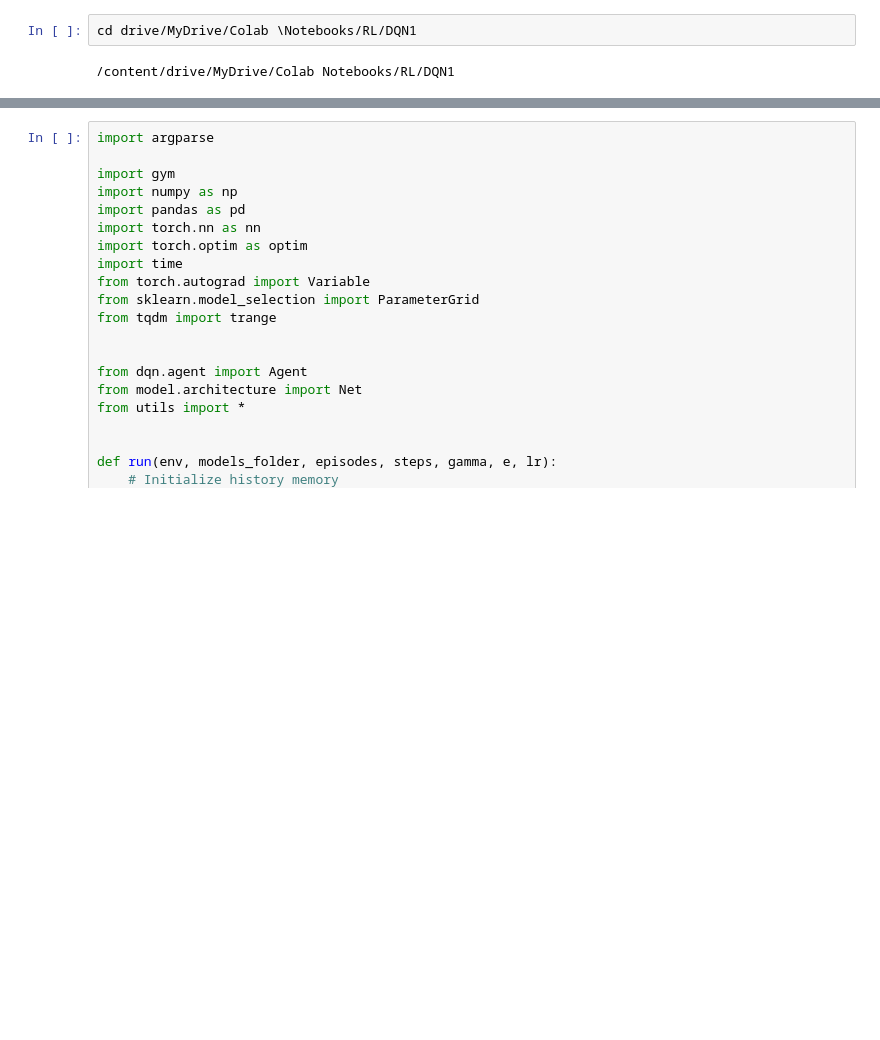
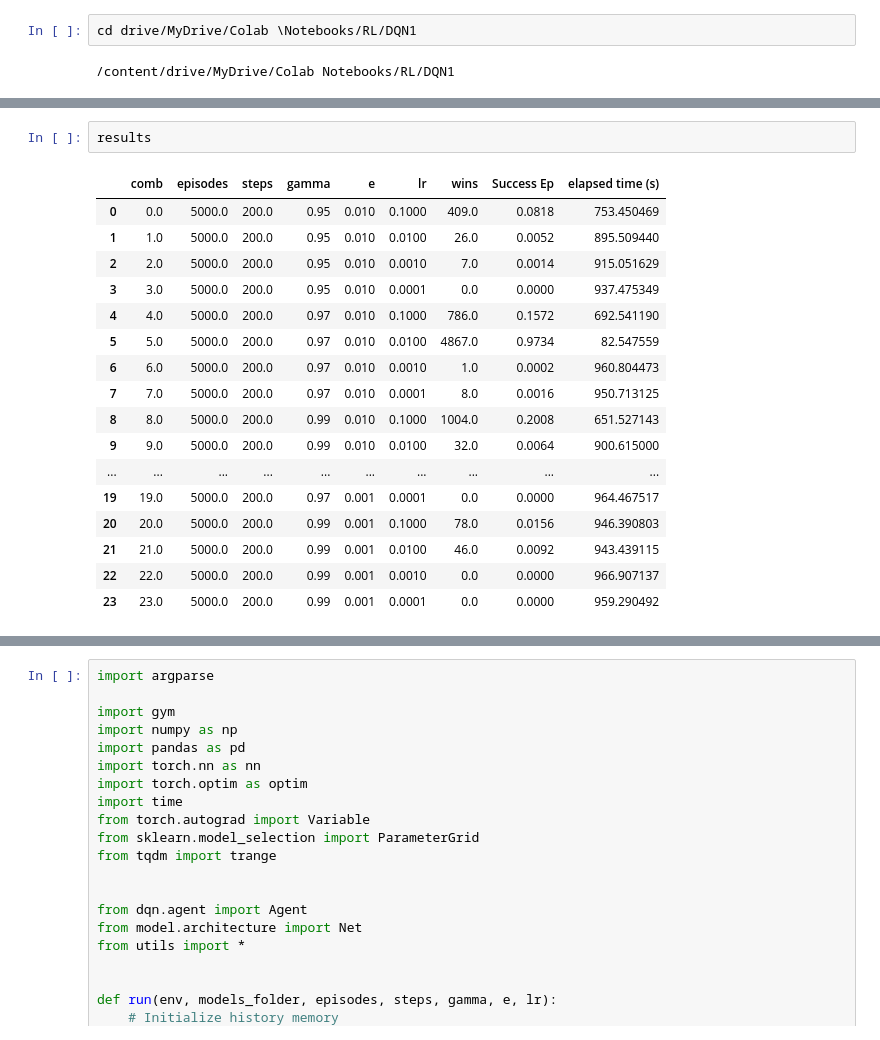
Before and after one commit to thurbridi/mo436-project-1, a Jupyter notebook: src/DQN/DQN.ipynb, the cells around one changed output, grey strips where cells are left out. Drawn from its saved outputs; the diff is of its cells as text; blank space fills up the shorter version.

Commit message:
Final results
DQN final code

```diff
--- a/src/DQN/DQN.ipynb
+++ b/src/DQN/DQN.ipynb
@@ -30,0 +198,20 @@ cd drive/MyDrive/Colab \Notebooks/RL/DQN1
+# %%
+results
+# %% [output]
+|  | comb | episodes | steps | gamma | e | lr | wins | Success Ep | elapsed time (s) |
+| 0 | 0.0 | 5000.0 | 200.0 | 0.95 | 0.010 | 0.1000 | 409.0 | 0.0818 | 753.450469 |
+| 1 | 1.0 | 5000.0 | 200.0 | 0.95 | 0.010 | 0.0100 | 26.0 | 0.0052 | 895.509440 |
+| 2 | 2.0 | 5000.0 | 200.0 | 0.95 | 0.010 | 0.0010 | 7.0 | 0.0014 | 915.051629 |
+| 3 | 3.0 | 5000.0 | 200.0 | 0.95 | 0.010 | 0.0001 | 0.0 | 0.0000 | 937.475349 |
+| 4 | 4.0 | 5000.0 | 200.0 | 0.97 | 0.010 | 0.1000 | 786.0 | 0.1572 | 692.541190 |
+| 5 | 5.0 | 5000.0 | 200.0 | 0.97 | 0.010 | 0.0100 | 4867.0 | 0.9734 | 82.547559 |
+| 6 | 6.0 | 5000.0 | 200.0 | 0.97 | 0.010 | 0.0010 | 1.0 | 0.0002 | 960.804473 |
+| 7 | 7.0 | 5000.0 | 200.0 | 0.97 | 0.010 | 0.0001 | 8.0 | 0.0016 | 950.713125 |
+| 8 | 8.0 | 5000.0 | 200.0 | 0.99 | 0.010 | 0.1000 | 1004.0 | 0.2008 | 651.527143 |
+| 9 | 9.0 | 5000.0 | 200.0 | 0.99 | 0.010 | 0.0100 | 32.0 | 0.0064 | 900.615000 |
+| ... | ... | ... | ... | ... | ... | ... | ... | ... | ... |
+| 19 | 19.0 | 5000.0 | 200.0 | 0.97 | 0.001 | 0.0001 | 0.0 | 0.0000 | 964.467517 |
+| 20 | 20.0 | 5000.0 | 200.0 | 0.99 | 0.001 | 0.1000 | 78.0 | 0.0156 | 946.390803 |
+| 21 | 21.0 | 5000.0 | 200.0 | 0.99 | 0.001 | 0.0100 | 46.0 | 0.0092 | 943.439115 |
+| 22 | 22.0 | 5000.0 | 200.0 | 0.99 | 0.001 | 0.0010 | 0.0 | 0.0000 | 966.907137 |
+| 23 | 23.0 | 5000.0 | 200.0 | 0.99 | 0.001 | 0.0001 | 0.0 | 0.0000 | 959.290492 |
```
Also changed, not shown: parts of 24 cells of this notebook, 4 other files.
